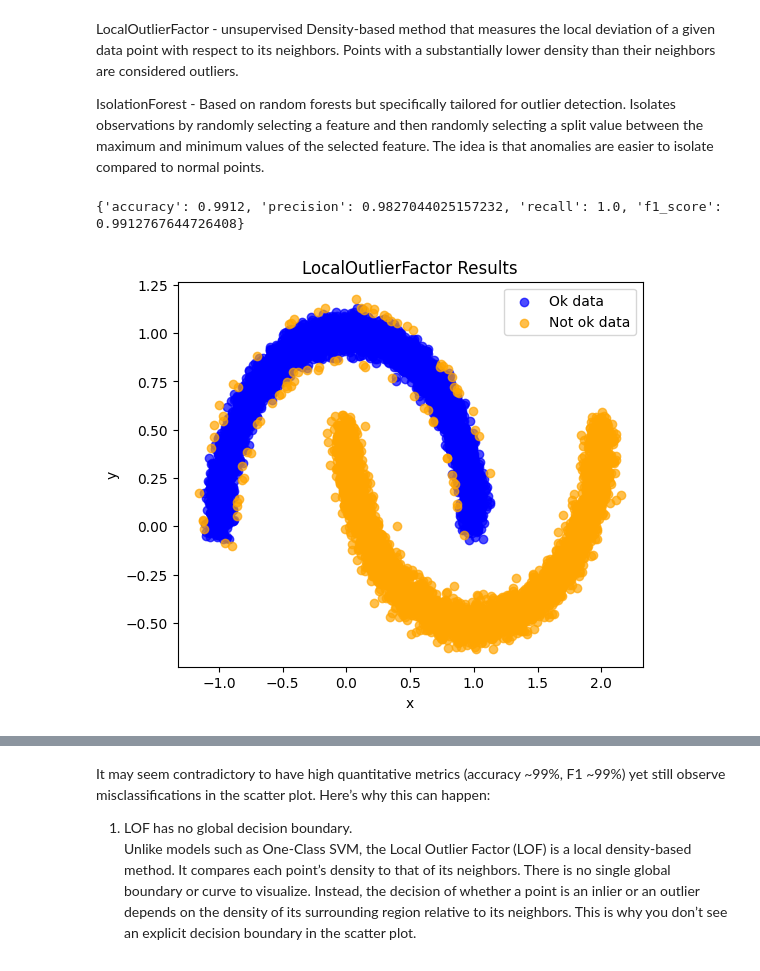
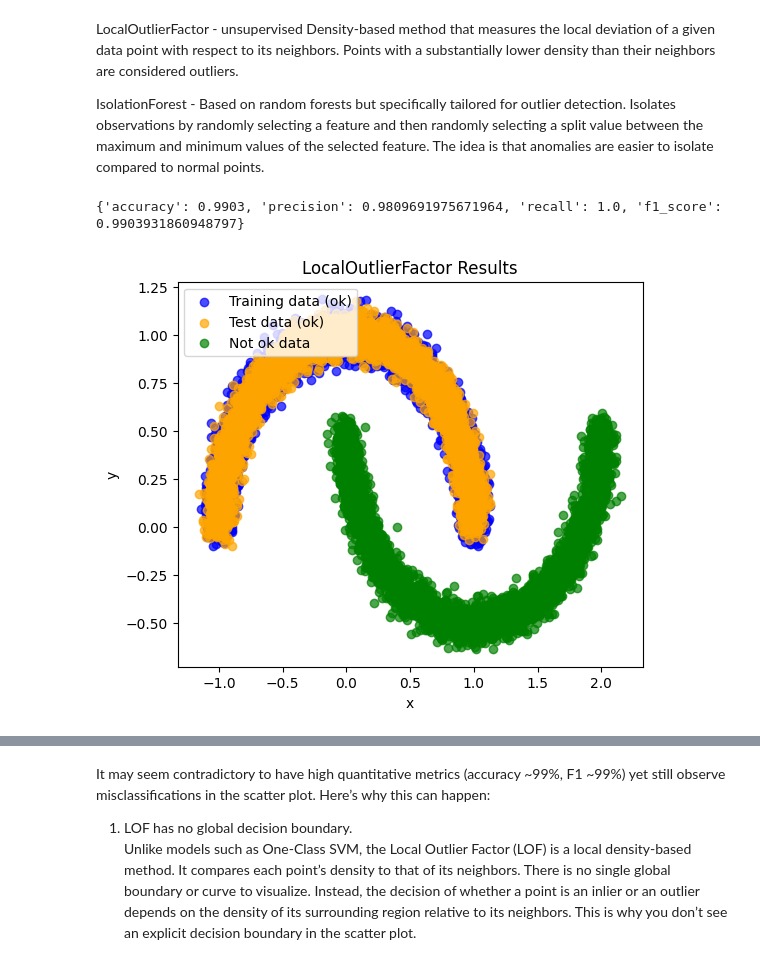
Before and after one commit to AnanyaaPal/Anomaly-Detection, a Jupyter notebook: task.ipynb, the cells around one changed output, grey strips where cells are left out. Cells and saved outputs as stored; diff of their text form; code cells hidden in the pictures.

```diff
--- a/task.ipynb
+++ b/task.ipynb
@@ -195,31 +192,44 @@ IsolationForest  -
 Based on random forests but specifically tailored for outlier detection.
 Isolates observations by randomly selecting a feature and then randomly selecting a split value between the maximum and minimum values of the selected feature. The idea is that anomalies are easier to isolate compared to normal points.
 # %%
-# Suppose your .py file is in the same folder as your notebook
-from local_outlier_factor_model import LocalOutlierFactorModel
-from local_outlier_factor_model import *
+from models.local_outlier_factor_model import LocalOutlierFactorModel
+from models.local_outlier_factor_model import *
 
 #  Instantiate the model
 lof_model =LocalOutlierFactorModel(
-    n_neighbors=20,
+    n_neighbors=40,
     contamination='auto',  # or a float like 0.1
     novelty=True           # predict on X_test
 )
 
 #  Fit the model on your training data
 lof_model.fit(X_train)
 
 # Predict anomalies on test data (only valid if novelty=True).
 #    If novelty=False, you might do:
 #    y_pred = lof_model.model.fit_predict(X_test)
 y_pred = lof_model.predict(X_test)
 
 # Evaluate on ground truth values
 metrics = lof_model.evaluate(X_test, test_ground_truth)
 print(metrics)
 
-# Plot predictions
-plot_lof_predictions(X_test, y_pred, title = 'LocalOutlierFactor Results')
+# Suppose you have:
+# X_train: used to fit LOF (mostly or all normal)
+# X_test: new test data
+# test_ground_truth: array of +1 (ok) or -1 (not ok) for each point in X_test
+
+outlier_mask = (test_ground_truth == -1)
+X_test_ok = X_test[~outlier_mask]
+X_test_not_ok = X_test[outlier_mask]
+
+# Now call your LOF model's plot function
+lof_model.plot_lof_predictions(
+    X_train=X_train,
+    X_test=X_test_ok,
+    X_outliers=X_test_not_ok,
+    title="LocalOutlierFactor Results"
+)
 # %% [output]
-{'accuracy': 0.9912, 'precision': 0.9827044025157232, 'recall': 1.0, 'f1_score': 0.9912767644726408}
+{'accuracy': 0.9903, 'precision': 0.9809691975671964, 'recall': 1.0, 'f1_score': 0.9903931860948797}
-[figure, old version]
+[figure, new version]
```
Also changed, not shown: parts of 7 cells of this notebook, 3 other files.
